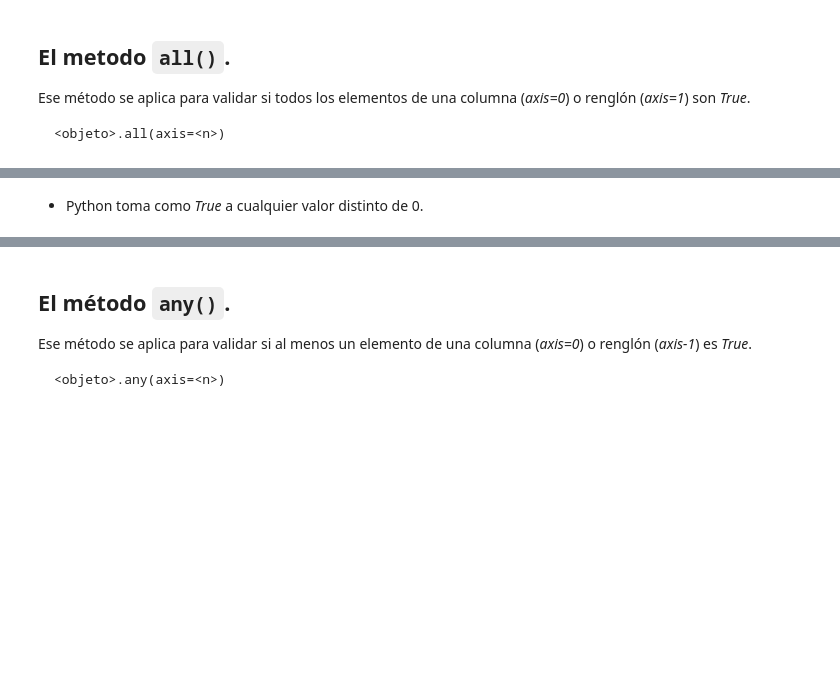
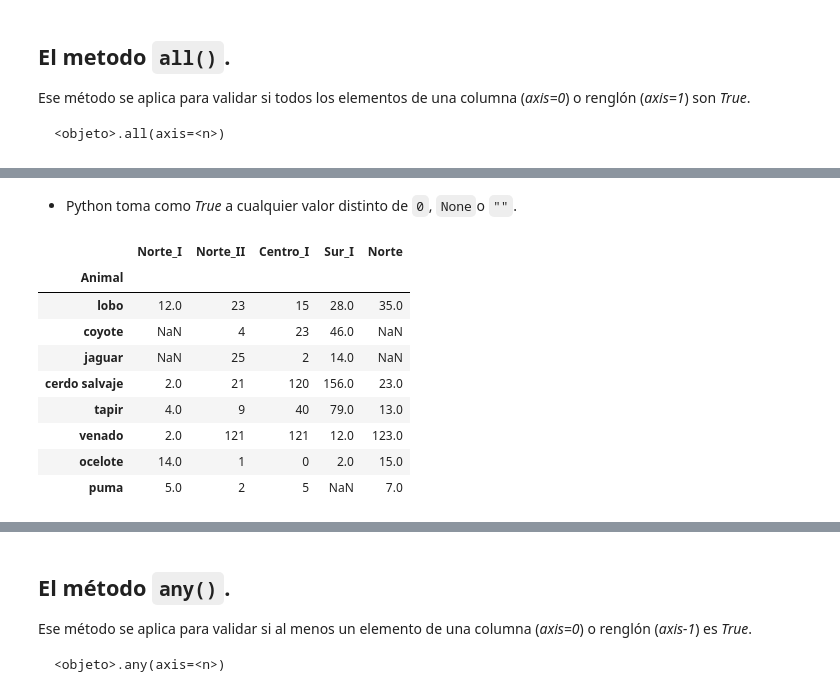
Before and after one commit to PythonistaMX/py311, a Jupyter notebook: 18_gestion_de_datos.ipynb, the cells around one changed output, grey strips where cells are left out. Saved outputs shown, nothing was run; the diff lists cells and outputs as text; code cells hidden in the pictures; blank space fills up the shorter version.

````diff
--- a/18_gestion_de_datos.ipynb
+++ b/18_gestion_de_datos.ipynb
@@ -470,4 +903,17 @@ poblacion > 0
 # %% [markdown]
-* Python toma como *True* a cualquier valor distinto de 0.
+* Python toma como *True* a cualquier valor distinto de ```0```, ```None```o ```""```.
+# %%
+poblacion
+# %% [output]
+|  | Norte_I | Norte_II | Centro_I | Sur_I | Norte |
+| Animal |  |  |  |  |  |
+| lobo | 12.0 | 23 | 15 | 28.0 | 35.0 |
+| coyote | NaN | 4 | 23 | 46.0 | NaN |
+| jaguar | NaN | 25 | 2 | 14.0 | NaN |
+| cerdo salvaje | 2.0 | 21 | 120 | 156.0 | 23.0 |
+| tapir | 4.0 | 9 | 40 | 79.0 | 13.0 |
+| venado | 2.0 | 121 | 121 | 12.0 | 123.0 |
+| ocelote | 14.0 | 1 | 0 | 2.0 | 15.0 |
+| puma | 5.0 | 2 | 5 | NaN | 7.0 |
 # %%
 poblacion.all()
````
Also changed, not shown: parts of 70 cells of this notebook, 12 other files.
